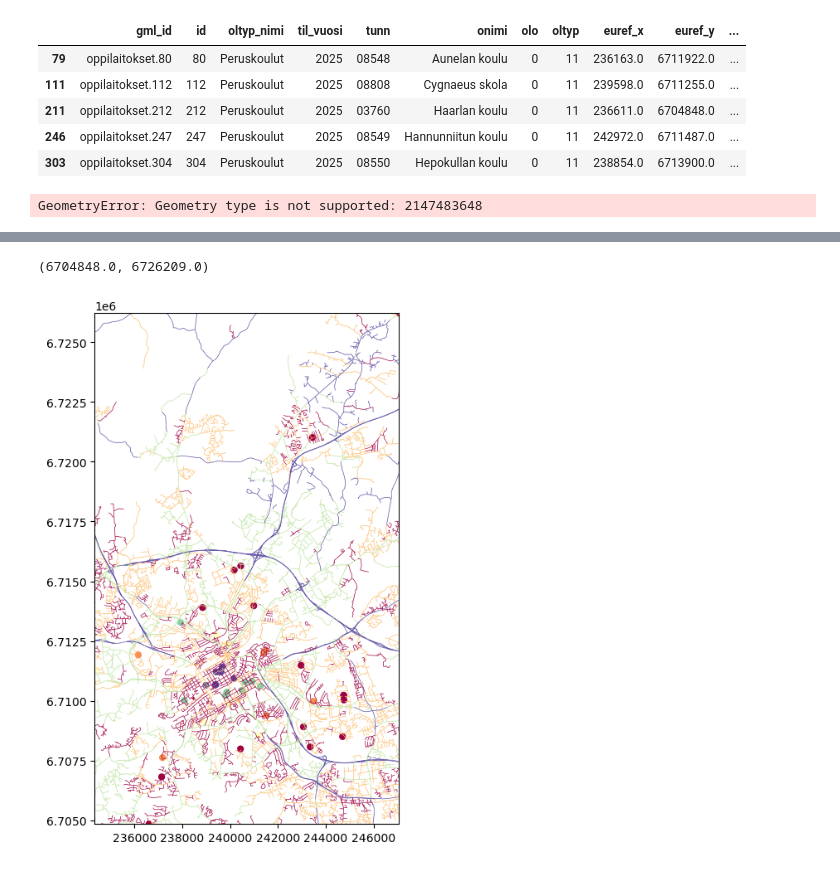
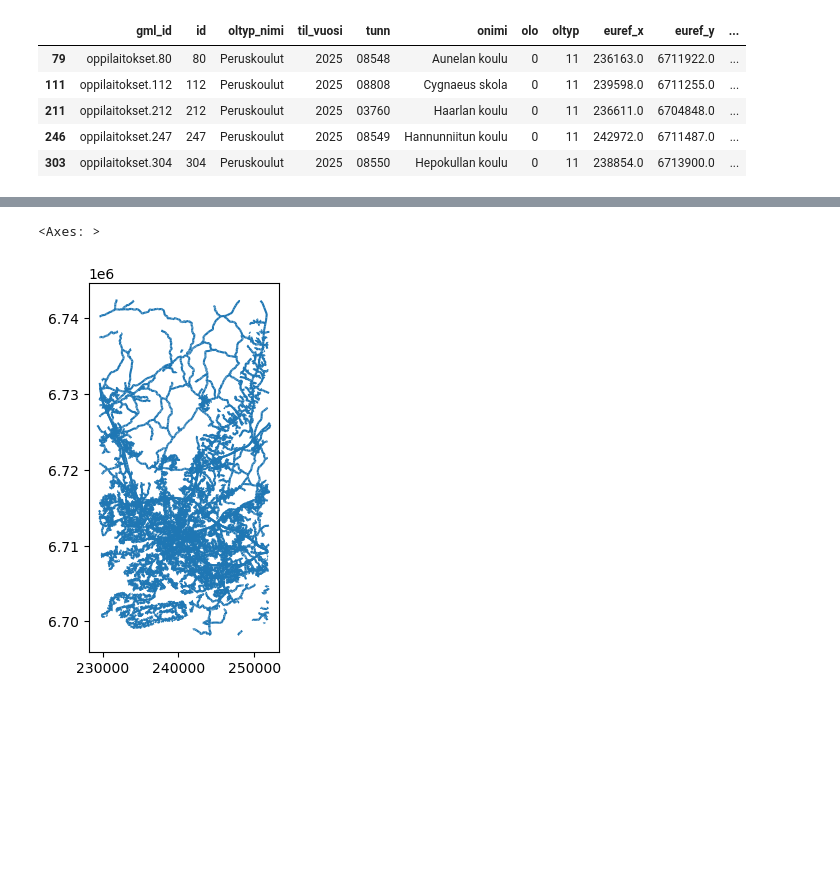
Before and after one commit to lasain/excercise-5-oma, a Jupyter notebook: Exercise-5-problem-1.ipynb, the cells around one changed output, grey strips where cells are left out. Saved outputs shown, nothing was run; the diff lists cells and outputs as text; code cells hidden in the pictures; blank space fills up the shorter version.

```diff
--- a/Exercise-5-problem-1.ipynb
+++ b/Exercise-5-problem-1.ipynb
@@ -176,7 +166,7 @@ turku_schools.head()
 | 246 | oppilaitokset.247 | 247 | Peruskoulut | 2025 | 08549 | Hannunniitun koulu | 0 | 11 | 242972.0 | 6711487.0 | ... |
 | 303 | oppilaitokset.304 | 304 | Peruskoulut | 2025 | 08550 | Hepokullan koulu | 0 | 11 | 238854.0 | 6713900.0 | ... |
 # %%
-# Import road network for visualization
+"""# Import road network from Väylävirasto WFS for visualization of roads. Using bounding box of Turku because it's a massive dataset
 minx, miny, maxx, maxy = turku.total_bounds
 VAYLA_WFS_BASE_URL = (
     "https://avoinapi.vaylapilvi.fi/vaylatiedot/ows"
@@ -185,41 +175,34 @@ VAYLA_WFS_BASE_URL = (
     "&request=GetFeature"
     "&srsName=EPSG:3067"
     "&typeName={layer:s}"
+    "&outputFormat=application/json"
     f"&bbox={minx},{miny},{maxx},{maxy},EPSG:3067"
 )
 
-roads_with_speedlimits = (
+roads= (
     geopandas.read_file(
         VAYLA_WFS_BASE_URL.format(layer="tiestotiedot:nopeusrajoitukset")
     )
     .set_crs("EPSG: 3067")
-)
+)"""
-# %% [output]
-GeometryError: Geometry type is not supported: 2147483648
 # %%
-
-# Ensure municipality boundary uses EPSG:3067
-turku_3067 = turku.to_crs("EPSG:3067")
-
-# Get bounding box
-minx, miny, maxx, maxy = turku_3067.total_bounds
-
-# Construct WFS URL
+minx, miny, maxx, maxy = turku.total_bounds
 VAYLA_WFS_BASE_URL = (
     "https://avoinapi.vaylapilvi.fi/vaylatiedot/digiroad/ows"
-    "?service=WFS"
+    "?service=wfs"
     "&version=2.0.0"
     "&request=GetFeature"
     "&srsName=EPSG:3067"
-    "&typeNames={layer:s}"
+    "&typeName={layer:s}"
+    "&outputFormat=application/json"
     f"&bbox={minx},{miny},{maxx},{maxy},EPSG:3067"
-    "&outputFormat=application/json"
 )
 
-roads_with_speedlimits = geopandas.read_file(
-    VAYLA_WFS_BASE_URL.format(
-        layer="digiroad:dr_nopeusrajoitus"
+roads= (
+    geopandas.read_file(
+        VAYLA_WFS_BASE_URL.format(layer="digiroad:dr_nopeusrajoitus")
     )
+    .set_crs("EPSG: 3067")
 )
-roads_with_speedlimits.head()
+roads.plot()
 # %% [output]
@@ -232,25 +209,2 @@ roads_with_speedlimits.head()
+<Axes: >
+[figure, added]
-# %%
-import matplotlib.pyplot as plt
-ax = roads_with_speedlimits.plot(
-    figsize=(12, 8),
-    column="arvo",
-    scheme="quantiles",
-    cmap="Spectral",
-    linewidth=0.5
-)
-turku_schools.plot(
-    ax=ax,
-    column="accident_count",
-    scheme="quantiles",
-    cmap="Spectral",
-    linewidth=0,
-
-)
-
-
-minx, miny, maxx, maxy = turku_schools.total_bounds
-ax.set_xlim(minx, maxx)
-ax.set_ylim(miny, maxy)
-# %% [output]
-(6704848.0, 6726209.0)
-[figure, removed]
```
Also changed, not shown: parts of 8 cells of this notebook, 4 other files.
